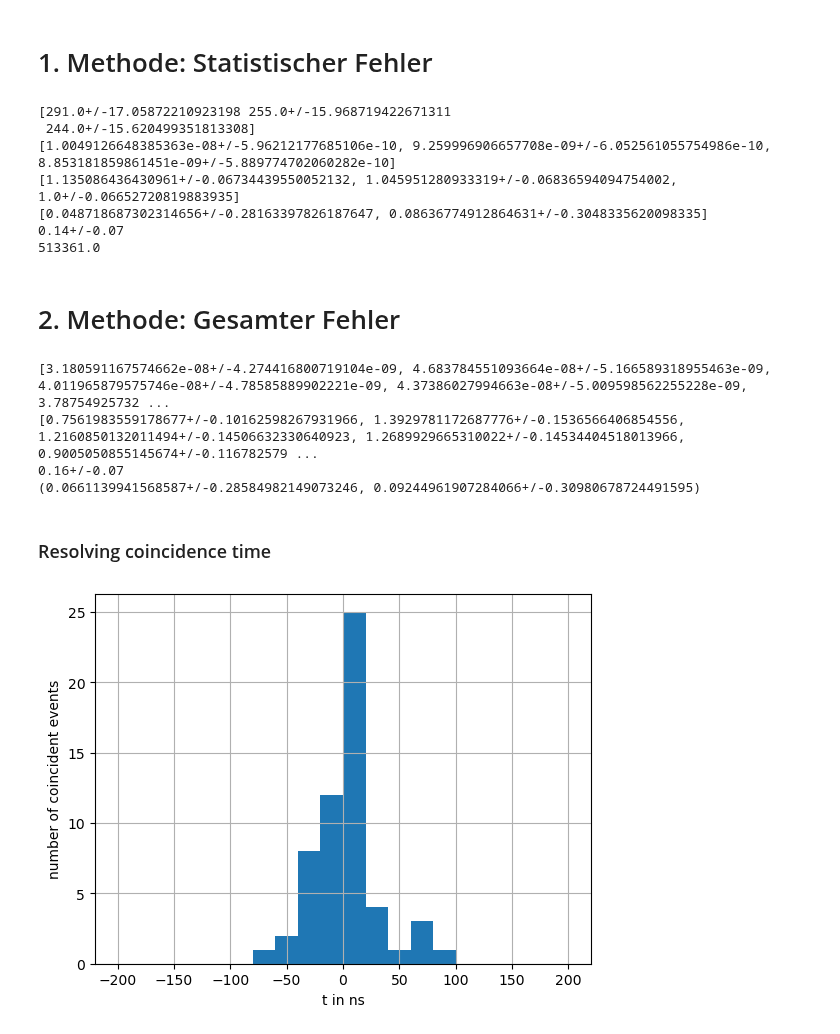
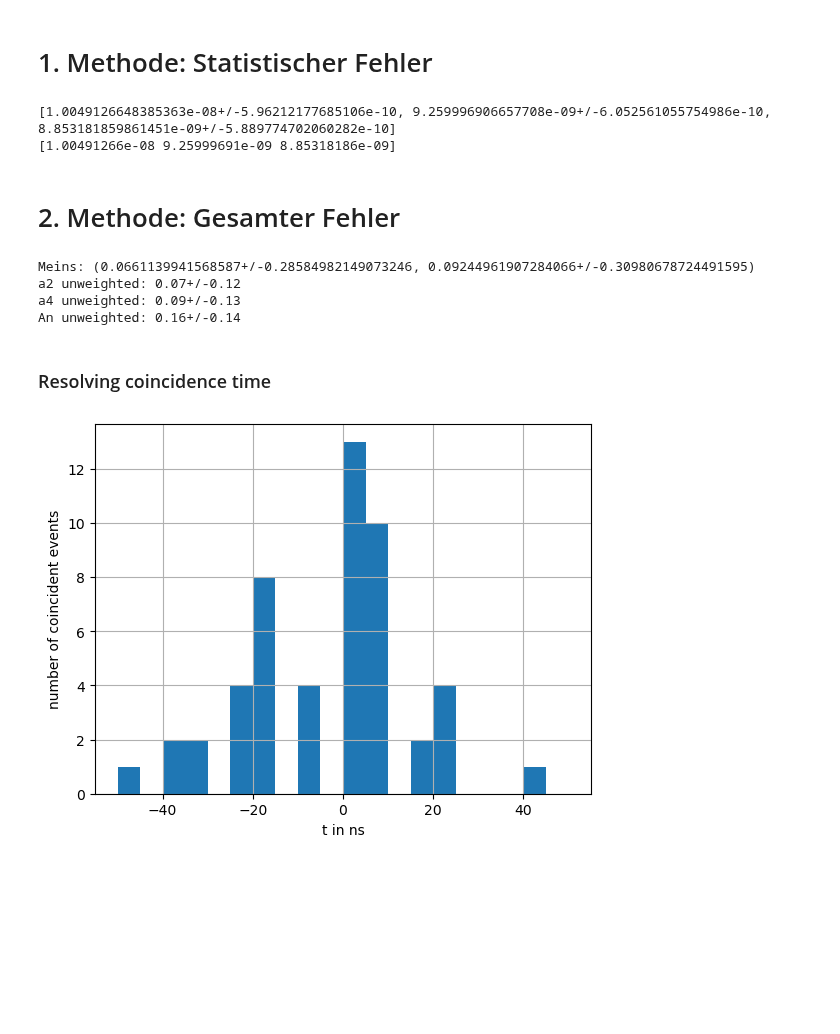
Before and after one commit to MRNock04/P3, a Jupyter notebook: Winkelkorrelation/Ergebnisse/Koinzidenz_students.ipynb, the cells around one changed output. Cells and saved outputs as stored; diff of their text form; code cells hidden in the pictures; blank space fills up the shorter version.

```diff
--- a/Winkelkorrelation/Ergebnisse/Koinzidenz_students.ipynb
+++ b/Winkelkorrelation/Ergebnisse/Koinzidenz_students.ipynb
@@ -616,20 +629,12 @@ An1 = ufloat( An(unp.nominal_values(k_theta_1[0])) , unp.std_devs(k_theta_1[0])
 
 coincTime = np.sum( unp.nominal_values(zufKoinz1) ) / ( np.sum( unp.nominal_values(events1_1) ) * np.sum( unp.nominal_values(events2_1) ) )
 
-print(koinz1)
+# print(koinz1)
 print(rates_1)
-print(k_theta_1)
-print(koeff_1)
-print(An1)
-print(np.sum( unp.nominal_values(events1_1) ))
+print(unp.nominal_values(rates_1))
 # %% [output]
-[291.0+/-17.05872210923198 255.0+/-15.968719422671311
- 244.0+/-15.620499351813308]
 [1.0049126648385363e-08+/-5.96212177685106e-10, 9.259996906657708e-09+/-6.052561055754986e-10, 8.853181859861451e-09+/-5.889774702060282e-10]
-[1.135086436430961+/-0.06734439550052132, 1.045951280933319+/-0.06836594094754002, 1.0+/-0.06652720819883935]
-[0.048718687302314656+/-0.28163397826187647, 0.08636774912864631+/-0.3048335620098335]
-0.14+/-0.07
-513361.0
+[1.00491266e-08 9.25999691e-09 8.85318186e-09]
 # %% [markdown]
 # 2. Methode: Gesamter Fehler
 # %%
@@ -679,30 +684,39 @@ for i in range(4):
     koeff_2.append(koeff_tup)
 koeff_2 = np.array(koeff_2)
 
+koeff_2_mean_self = ( np.mean(koeff_2[:,0]) , np.mean(koeff_2[:,1]) )
+a2_2_weighted_mean = weighted_mean(koeff_2[:,0])
+a2_2_unweighted_mean = unweighted_mean(koeff_2[:,0])
+a4_2_weighted_mean = weighted_mean(koeff_2[:,1])
+a4_2_unweighted_mean = unweighted_mean(koeff_2[:,1])
+
+
 An2 = []
 for i in range(4):
     An2.append(ufloat( An(unp.nominal_values(k_theta_2[i])) , unp.std_devs(k_theta_2[i]) ))
 
-An2_mean = np.mean(An2)
-koeff_2_mean = ( np.mean(koeff_2[:,0]) , np.mean(koeff_2[:,1]) )
-print(rates_2)
-print(k_theta_2)
-print(An2_mean)
-print(koeff_2_mean)
+An2_unweighted_mean = unweighted_mean(An2)
+
+print(f"Meins: {koeff_2_mean_self}")
+# print(f"a2 weighted: {a2_2_weighted_mean}")
+print(f"a2 unweighted: {a2_2_unweighted_mean}")
+# print(f"a4 weighted: {a4_2_weighted_mean}")
+print(f"a4 unweighted: {a4_2_unweighted_mean}")
+print(f"An unweighted: {An2_unweighted_mean}")
 # %% [output]
-[3.180591167574662e-08+/-4.274416800719104e-09, 4.683784551093664e-08+/-5.166589318955463e-09, 4.011965879575746e-08+/-4.78585889902221e-09, 4.37386027994663e-08+/-5.009598562255228e-09, 3.78754925732 ...
-[0.7561983559178677+/-0.10162598267931966, 1.3929781172687776+/-0.1536566406854556, 1.2160850132011494+/-0.14506632330640923, 1.2689929665310022+/-0.14534404518013966, 0.9005050855145674+/-0.116782579 ...
-0.16+/-0.07
-(0.0661139941568587+/-0.28584982149073246, 0.09244961907284066+/-0.30980678724491595)
+Meins: (0.0661139941568587+/-0.28584982149073246, 0.09244961907284066+/-0.30980678724491595)
+a2 unweighted: 0.07+/-0.12
+a4 unweighted: 0.09+/-0.13
+An unweighted: 0.16+/-0.14
 # %% [markdown]
 ### Resolving coincidence time
 # %%
-plt.hist(dtCoinc, bins=20, range=(-200,200))
+plt.hist(dtCoinc, bins=20, range=(-50,50))
 # plt.axis([-0, 0, 0, 0])
 plt.grid(True)
 plt.xlabel("t in ns")
 plt.ylabel("number of coincident events")
 # plt.savefig("hist_coin_time.pdf")
 plt.show()
 # %% [output]
-[figure, old version]
+[figure, new version]
```
Also changed, not shown: parts of 1 cell of this notebook.
